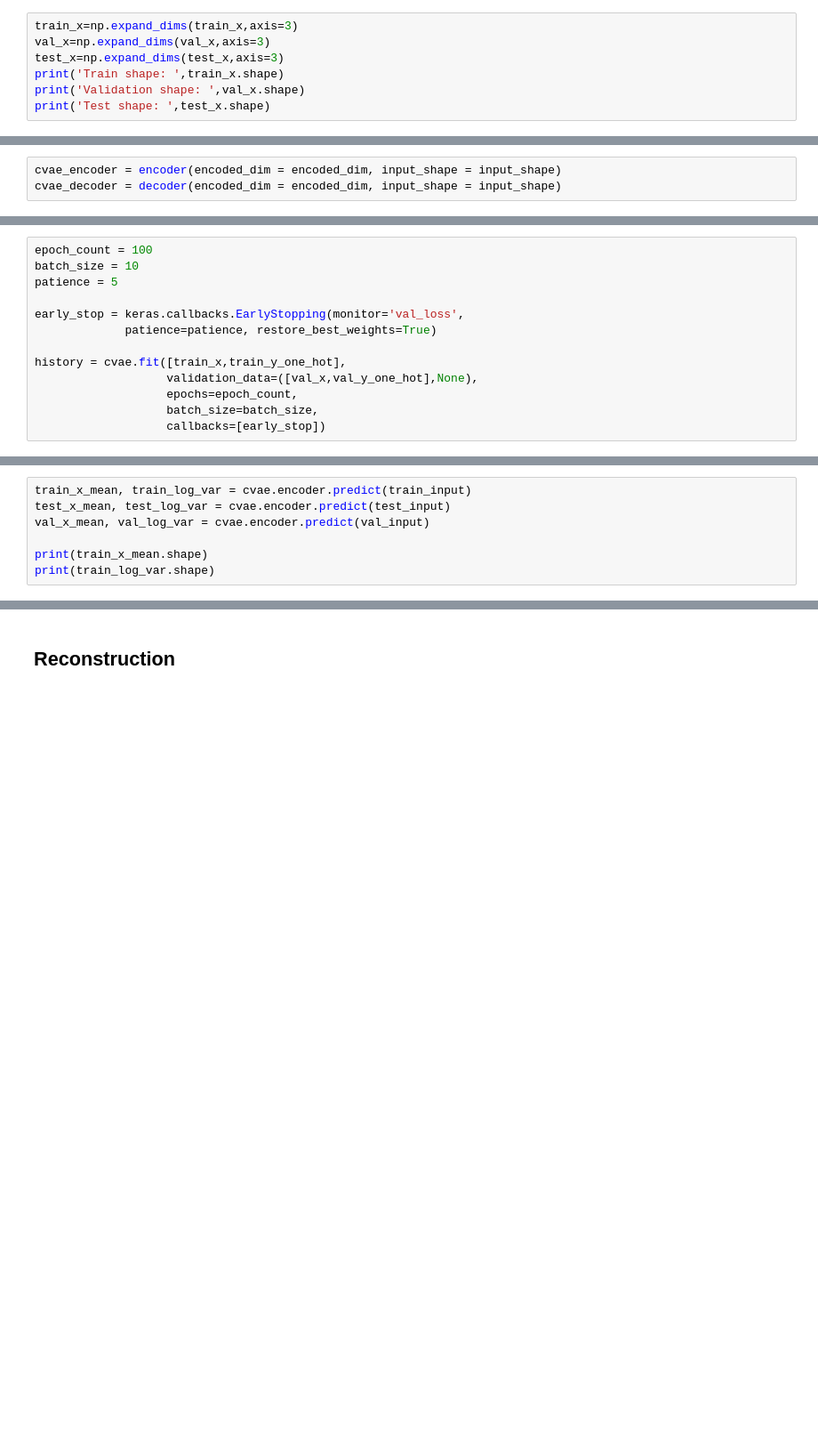
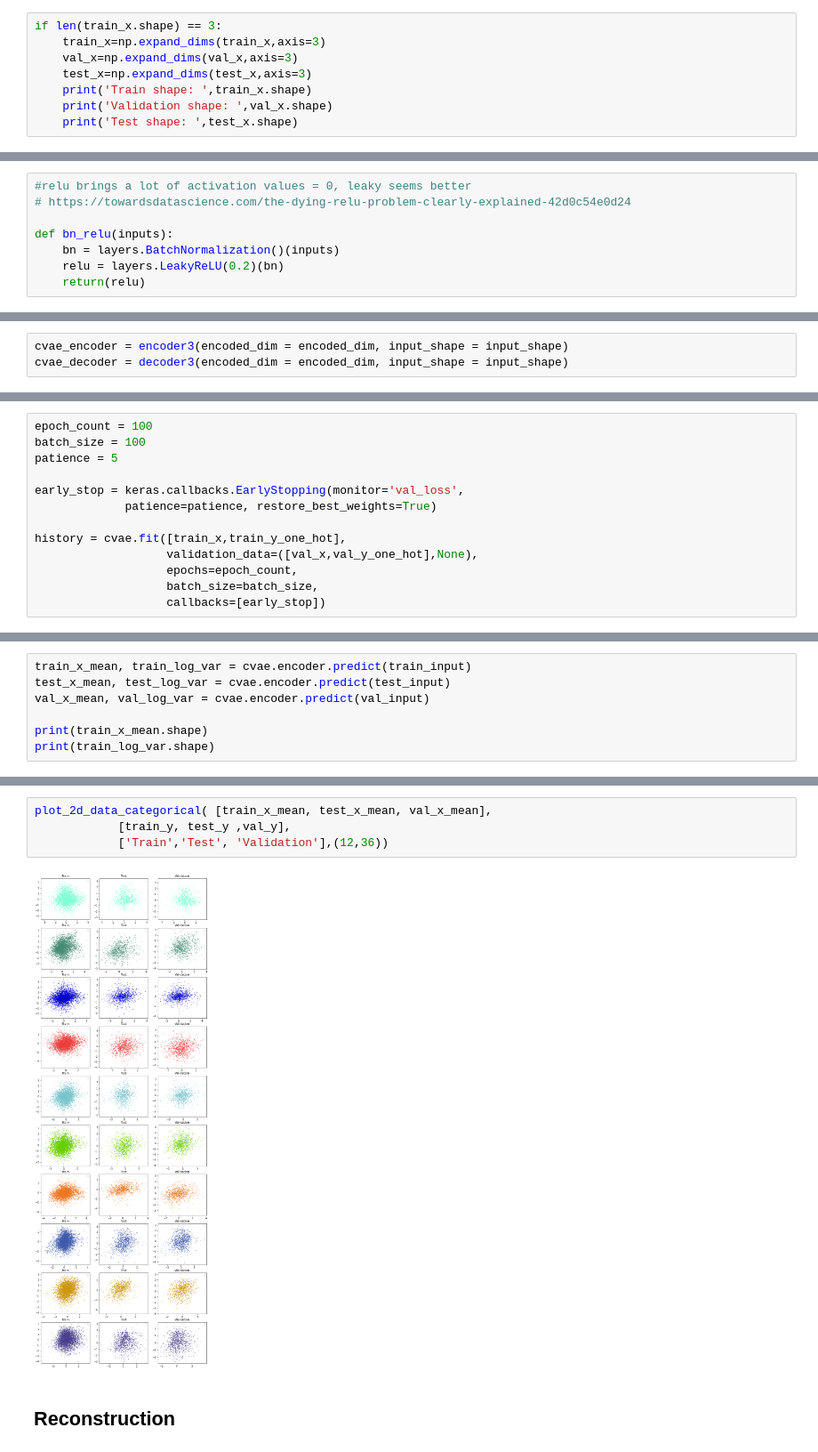
Before and after one commit to nderus/HistoDL, a Jupyter notebook: toy2.ipynb, the cells around one changed output, grey strips where cells are left out. Shown at 89% size. Cells and saved outputs as stored; diff of their text form; blank space fills up the shorter version.

Commit message:
added plot categorical

```diff
--- a/toy2.ipynb
+++ b/toy2.ipynb
@@ -110,12 +145,13 @@ print('Train label shape: ',train_y.shape)
 print('Validation data flatten shape: ',val_x.shape)
 print('Validation label shape: ',val_y.shape)
 # %%
-train_x=np.expand_dims(train_x,axis=3)
-val_x=np.expand_dims(val_x,axis=3)
-test_x=np.expand_dims(test_x,axis=3)
-print('Train shape: ',train_x.shape)
-print('Validation shape: ',val_x.shape)
-print('Test shape: ',test_x.shape)
+if len(train_x.shape) == 3:
+    train_x=np.expand_dims(train_x,axis=3)
+    val_x=np.expand_dims(val_x,axis=3)
+    test_x=np.expand_dims(test_x,axis=3)
+    print('Train shape: ',train_x.shape)
+    print('Validation shape: ',val_x.shape)
+    print('Test shape: ',test_x.shape)
 # %%
 input_shape = train_x.shape[1:]
 input_shape
@@ -151,3 +185,11 @@ print('Test label one hot encoding shape: ',test_y_one_hot.shape)
 Creating a CVAE class and plugging encoder and decoder
 # %%
 encoded_dim = 2
+# %%
+#relu brings a lot of activation values = 0, leaky seems better
+# https://towardsdatascience.com/the-dying-relu-problem-clearly-explained-42d0c54e0d24
+
+def bn_relu(inputs):
+    bn = layers.BatchNormalization()(inputs)
+    relu = layers.LeakyReLU(0.2)(bn)
+    return(relu)
@@ -493,6 +620,6 @@ def decoder(input_shape, encoded_dim = 2,label_size=10):
     model = keras.Model(decoder_inputs, outputs, name='decoder')
     return model
 # %%
-cvae_encoder = encoder(encoded_dim = encoded_dim, input_shape = input_shape)
-cvae_decoder = decoder(encoded_dim = encoded_dim, input_shape = input_shape)
+cvae_encoder = encoder3(encoded_dim = encoded_dim, input_shape = input_shape)
+cvae_decoder = decoder3(encoded_dim = encoded_dim, input_shape = input_shape)
 # %%
@@ -623,7 +750,7 @@ cvae.compile(optimizer='adam')
 ## **Training**
 # %%
 epoch_count = 100
-batch_size = 10
+batch_size = 100
 patience = 5
 
 early_stop = keras.callbacks.EarlyStopping(monitor='val_loss',
@@ -676,3 +806,9 @@ plot_2d_data( [train_x_tsne, test_x_tsne, val_x_tsne],
+# %%
+plot_2d_data_categorical( [train_x_mean, test_x_mean, val_x_mean],
+            [train_y, test_y ,val_y],
+            ['Train','Test', 'Validation'],(12,36))
+# %% [output]
+[figure, added]
 # %% [markdown]
 ## **Reconstruction**
 # %%
```
Also changed, not shown: parts of 20 cells of this notebook, 1 other file.
